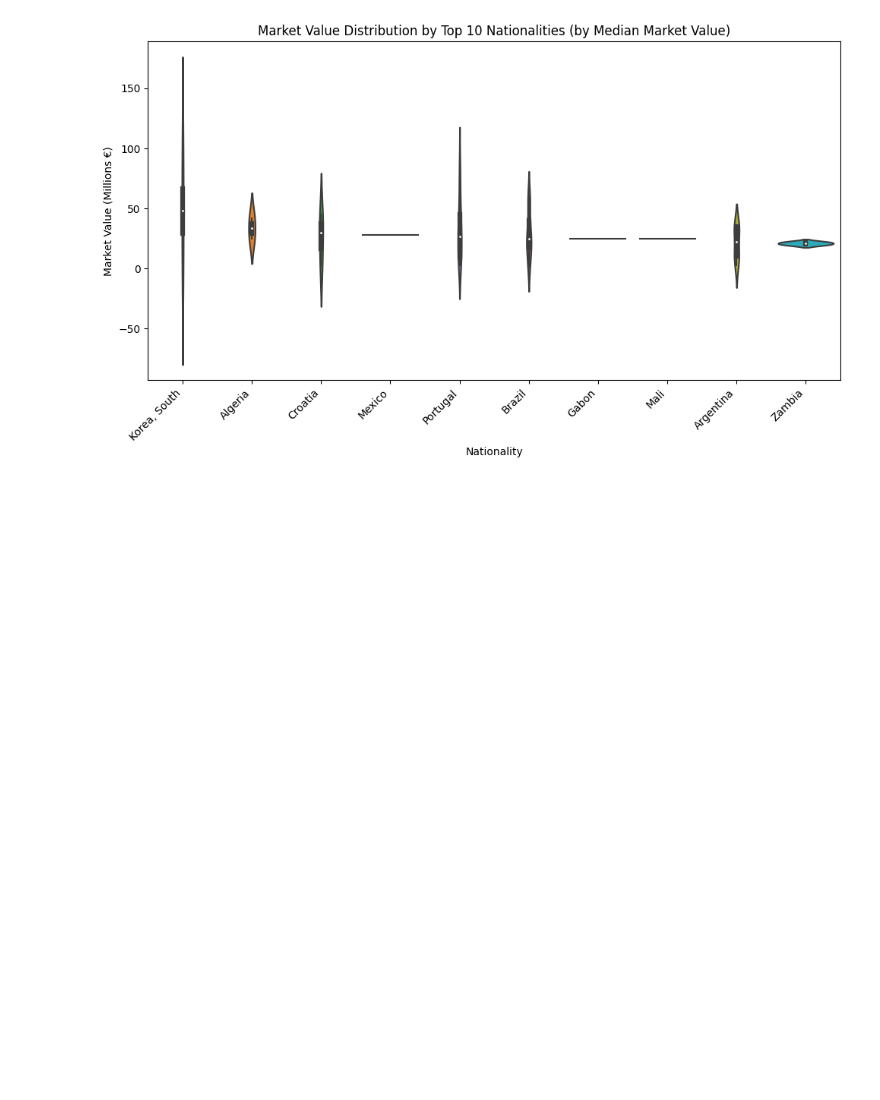
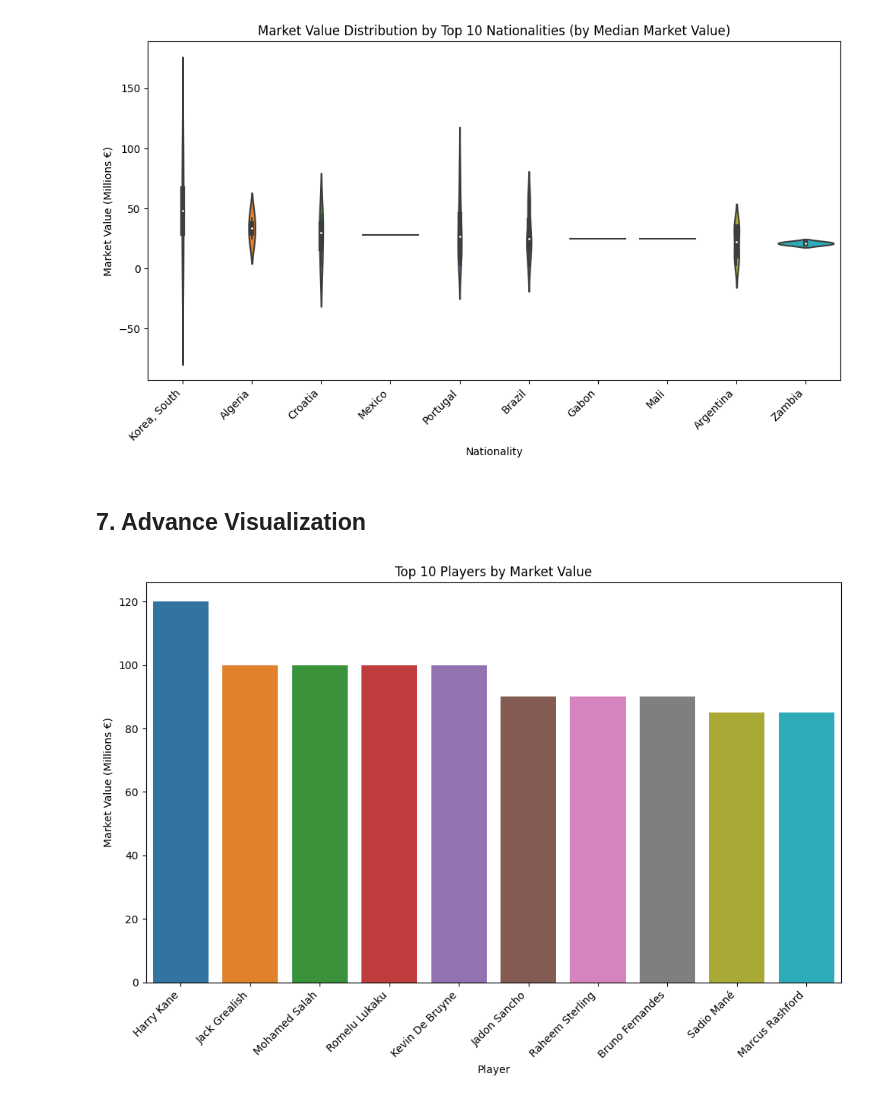
Before and after one commit to N-Garai/Premier-league-players-values-2021, a Jupyter notebook: Players'_value_2021.ipynb, the cells around one changed output. Cells and saved outputs as stored; diff of their text form; code cells hidden in the pictures; blank space fills up the shorter version.

Commit message:
Kaggle Notebook--v8 | Players' Value 2021--Premier League| Advance

```diff
--- a/Players'_value_2021.ipynb
+++ b/Players'_value_2021.ipynb
@@ -390,3 +390,18 @@ plt.tight_layout()
 plt.show()
 # %% [output]
 [figure]
+# %% [markdown]
+## 7. Advance Visualization
+# %%
+# 1. Top 10 players by Market Value
+top_10_players = df.sort_values(by='Market value(numerical)', ascending=False).head(10)
+plt.figure(figsize=(10, 7))
+sns.barplot(x='player', y='Market value(numerical)', data=top_10_players)
+plt.title('Top 10 Players by Market Value')
+plt.xlabel('Player')
+plt.ylabel('Market Value (Millions €)')
+plt.xticks(rotation=45, ha='right')
+plt.tight_layout()
+plt.show()
+# %% [output]
+[figure, added]
```
Also changed, not shown: parts of 2 cells of this notebook.
